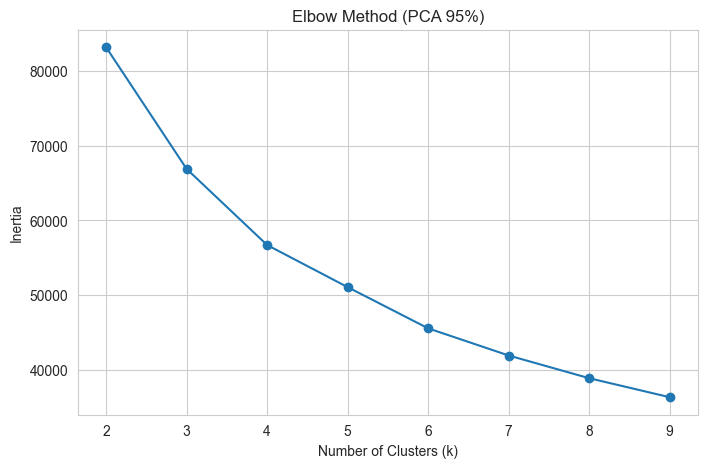
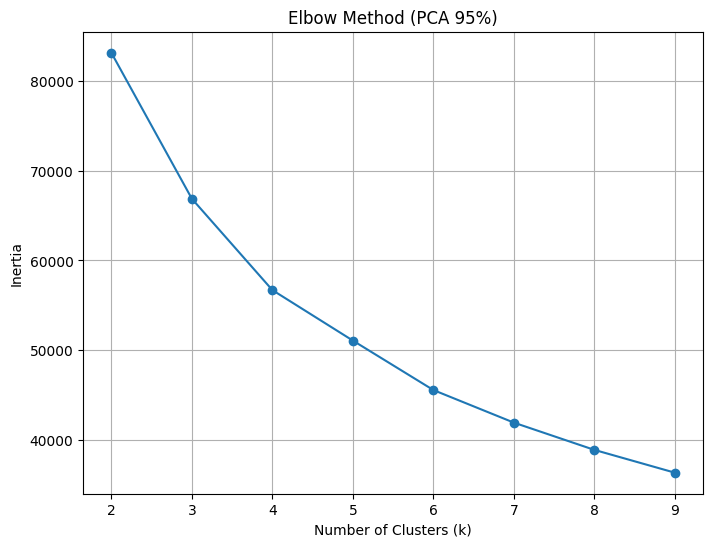
The change to this notebook cell's code, shown as a diff; its figure went from the first image to the second:
--- before
+++ after
@@ -1,4 +1,5 @@
 ## Elbow PLot
-plt.figure()
+plt.figure(figsize=(8, 6))
+plt.grid()
 plt.plot(k_range, inertia, marker='o')
 plt.xlabel("Number of Clusters (k)")

Commit: Update